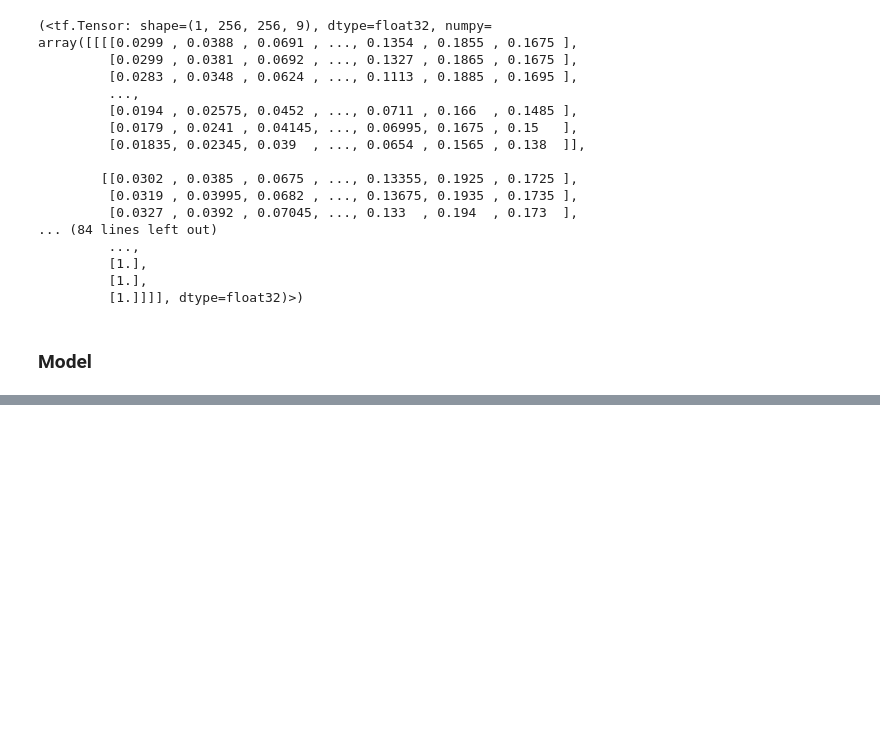
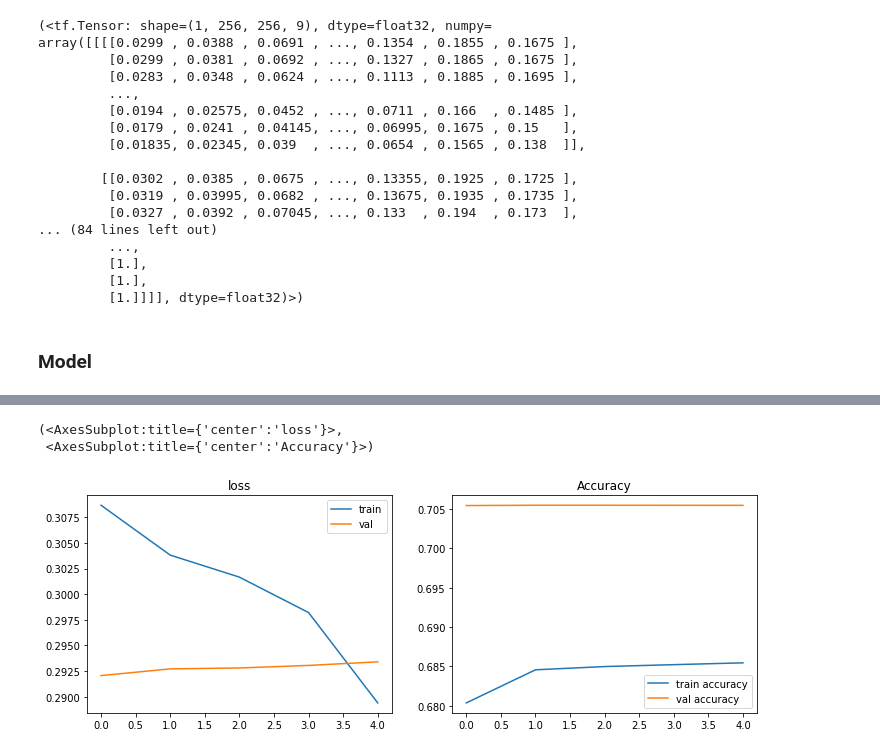
Before and after one commit to TheChwal/forest_guard, a Jupyter notebook: notebooks/JPRezler_package_test.ipynb, the cells around one changed output, grey strips where cells are left out. Saved outputs shown, nothing was run; the diff lists cells and outputs as text; code cells hidden in the pictures; blank space fills up the shorter version.

Commit message:
trainer finalised

```diff
--- a/notebooks/JPRezler_package_test.ipynb
+++ b/notebooks/JPRezler_package_test.ipynb
@@ -245,0 +254,3 @@ array([[[[0.0299 , 0.0388 , 0.0691 , ..., 0.1354 , 0.1855 , 0.1675 ],
+# %%
+from tensorflow.keras.metrics import MeanIoU
+iou = MeanIoU(num_classes=2)
@@ -246,18 +260,5 @@ array([[[[0.0299 , 0.0388 , 0.0691 , ..., 0.1354 , 0.1855 , 0.1675 ],
 # %%
-from forest_guard.trainer import Trainer
 
-
-trainer = Trainer('test_model', pretrained_google=True, model_input_name='model_trained')
-
-print('download model')
-trainer.download_model_from_gcp()
-
-print('run trainer')
-history = trainer.run(training, evaluation, 1, train_size = 160, eval_size=80)
-# evaluate
-
-# save model
-
-print('save model')
-trainer.save_model()
+print('\n', 'run trainer', '\n')
+history = trainer.run(training, evaluation, 5, metrics = [iou, "mae", "accuracy"], train_size = 160, eval_size=80)
 # %% [output]
@@ -269,0 +321,26 @@ INFO:tensorflow:Assets written to: gs://forest_guard_bucket/models/forest_guard/
+# %%
+def plot_history(history, title='', axs=None, exp_name=""):
+    if axs is not None:
+        ax1, ax2 = axs
+    else:
+        f, (ax1, ax2) = plt.subplots(1, 2, figsize=(12, 4))
+
+    if len(exp_name) > 0 and exp_name[0] != '_':
+        exp_name = '_' + exp_name
+    ax1.plot(history.history['loss'], label='train' + exp_name)
+    ax1.plot(history.history['val_loss'], label='val' + exp_name)
+    #ax1.set_ylim(0., 2.2)
+    ax1.set_title('loss')
+    ax1.legend()
+
+    ax2.plot(history.history['accuracy'], label='train accuracy'  + exp_name)
+    ax2.plot(history.history['val_accuracy'], label='val accuracy'  + exp_name)
+    #ax2.set_ylim(0.25, 1.)
+    ax2.set_title('Accuracy')
+    ax2.legend()
+    return (ax1, ax2)
+plot_history(history)
+# %% [output]
+(<AxesSubplot:title={'center':'loss'}>,
+ <AxesSubplot:title={'center':'Accuracy'}>)
+[figure, added]
```
Also changed, not shown: parts of 12 cells of this notebook, 4 other files.
